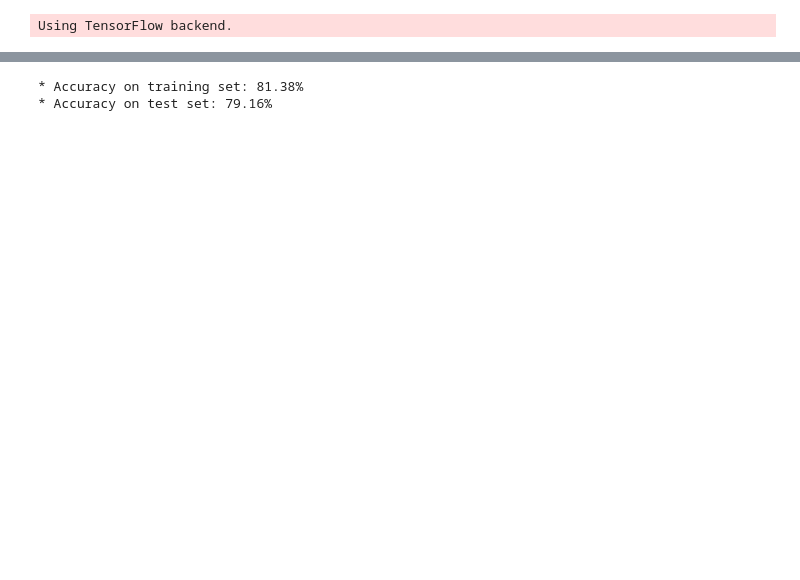
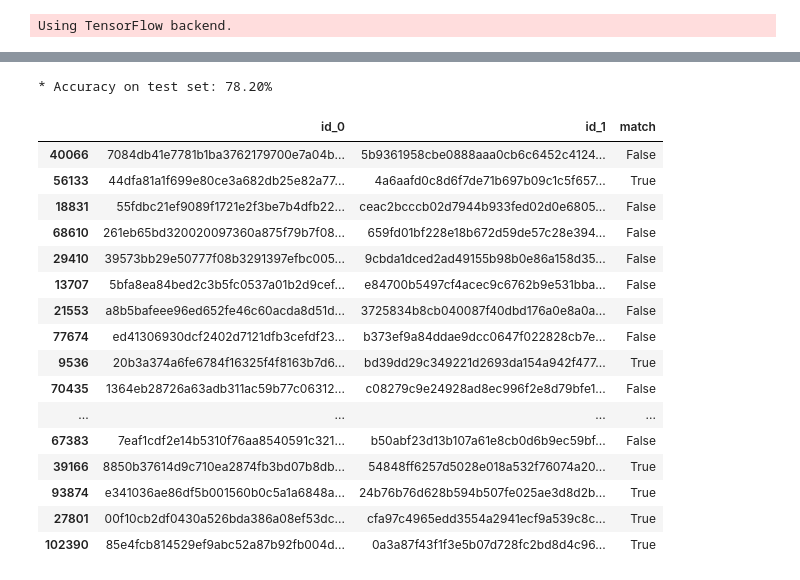
Before and after one commit to Hazem-Abdelmotaal/image-similarity, a Jupyter notebook: src/jupyter/NN-playground.ipynb, the cells around one changed output, grey strips where cells are left out. Cells and saved outputs as stored; diff of their text form; code cells hidden in the pictures; blank space fills up the shorter version.

```diff
--- a/src/jupyter/NN-playground.ipynb
+++ b/src/jupyter/NN-playground.ipynb
@@ -27,9 +29,9 @@ IMG_DIR = "../../data/ssd-images/"
 Using TensorFlow backend.
 # %%
 # load training data
-train_batches = pickle.load(open('./batches/fast_train_batches.pkl', 'rb'))
-val_batches = pickle.load(open('./batches/fake_train_batches.pkl', 'rb'))
-test_batches = pickle.load(open('./batches/fast_test_batches.pkl', 'rb'))
+train_batches = pickle.load(open('./batches/train_batches.pkl', 'rb'))
+# val_batches = pickle.load(open('./batches/fake_split_train_batches.pkl', 'rb'))
+test_batches = pickle.load(open('./batches/test_batches.pkl', 'rb'))
 # %%
 input_shape = (64, 64, 3) # 64x64 rgb images
 siamese_network = vgg16_siamese(input_shape)
@@ -97,17 +100,33 @@ Epoch 4/4
 tr_img_batches = map(to_img_pairs, train_batches)
 te_img_batches = map(to_img_pairs, test_batches)
 
+# tr_loss, tr_acc = siamese_network.evaluate_generator(tr_img_batches, steps=50)
+te_loss, te_acc = siamese_network.evaluate_generator(te_img_batches, steps=1000)
 
-# y_pred = model.predict(tr_img_batches)
-# tr_acc = compute_accuracy(tr_y, y_pred)
-# y_pred = model.predict(te_img_batches)
-# te_acc = compute_accuracy(te_y, y_pred)
-
-tr_loss, tr_acc = siamese_network.evaluate_generator(tr_img_batches, steps=50)
-te_loss, te_acc = siamese_network.evaluate_generator(te_img_batches, steps=100)
-
-print('* Accuracy on training set: %0.2f%%' % (100 * tr_acc))
+# print('* Accuracy on training set: %0.2f%%' % (100 * tr_acc))
 print('* Accuracy on test set: %0.2f%%' % (100 * te_acc))
 # %% [output]
-* Accuracy on training set: 81.38%
-* Accuracy on test set: 79.16%
+* Accuracy on test set: 78.20%
+# %%
+# siamese_network.save('./svgg16_model_small_0.h5')
+
+
+test_batches[1]
+# %% [output]
+|  | id_0 | id_1 | match |
+| 40066 | 7084db41e7781b1ba3762179700e7a04b... | 5b9361958cbe0888aaa0cb6c6452c4124... | False |
+| 56133 | 44dfa81a1f699e80ce3a682db25e82a77... | 4a6aafd0c8d6f7de71b697b09c1c5f657... | True |
+| 18831 | 55fdbc21ef9089f1721e2f3be7b4dfb22... | ceac2bcccb02d7944b933fed02d0e6805... | False |
+| 68610 | 261eb65bd320020097360a875f79b7f08... | 659fd01bf228e18b672d59de57c28e394... | False |
+| 29410 | 39573bb29e50777f08b3291397efbc005... | 9cbda1dced2ad49155b98b0e86a158d35... | False |
+| 13707 | 5bfa8ea84bed2c3b5fc0537a01b2d9cef... | e84700b5497cf4acec9c6762b9e531bba... | False |
+| 21553 | a8b5bafeee96ed652fe46c60acda8d51d... | 3725834b8cb040087f40dbd176a0e8a0a... | False |
+| 77674 | ed41306930dcf2402d7121dfb3cefdf23... | b373ef9a84ddae9dcc0647f022828cb7e... | False |
+| 9536 | 20b3a374a6fe6784f16325f4f8163b7d6... | bd39dd29c349221d2693da154a942f477... | True |
+| 70435 | 1364eb28726a63adb311ac59b77c06312... | c08279c9e24928ad8ec996f2e8d79bfe1... | False |
+| ... | ... | ... | ... |
+| 67383 | 7eaf1cdf2e14b5310f76aa8540591c321... | b50abf23d13b107a61e8cb0d6b9ec59bf... | False |
+| 39166 | 8850b37614d9c710ea2874fb3bd07b8db... | 54848ff6257d5028e018a532f76074a20... | True |
+| 93874 | e341036ae86df5b001560b0c5a1a6848a... | 24b76b76d628b594b507fe025ae3d8d2b... | True |
+| 27801 | 00f10cb2df0430a526bda386a08ef53dc... | cfa97c4965edd3554a2941ecf9a539c8c... | True |
+| 102390 | 85e4fcb814529ef9abc52a87b92fb004d... | 0a3a87f43f1f3e5b07d728fc2bd8d4c96... | True |
```
Also changed, not shown: parts of 7 cells of this notebook, 7 other files.
